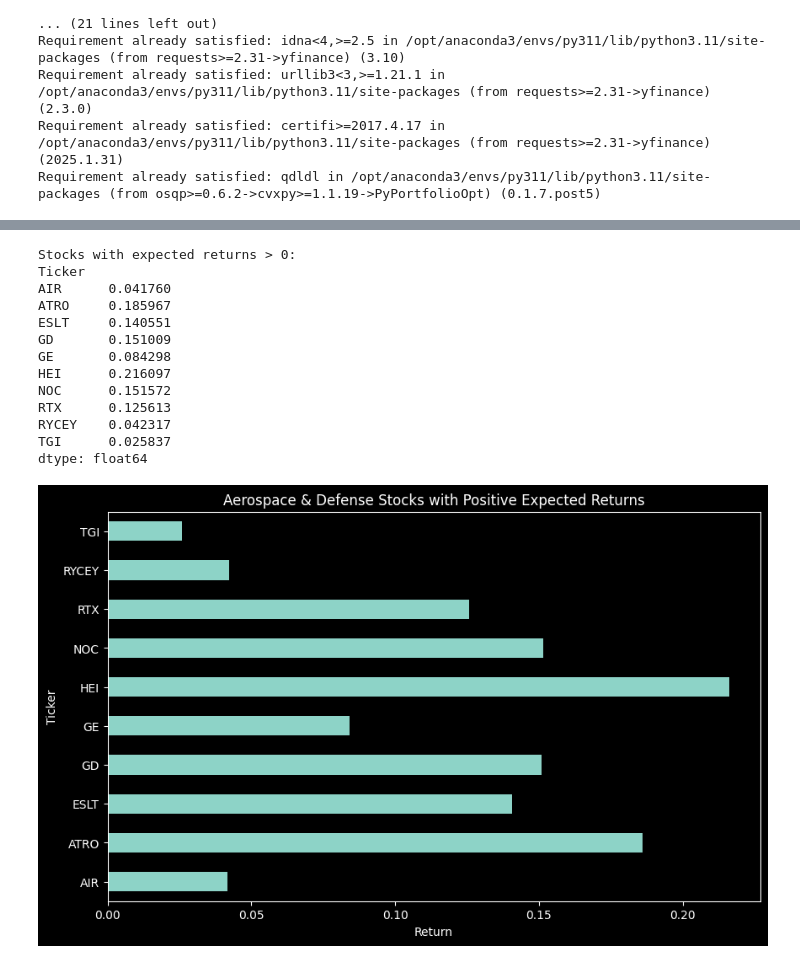
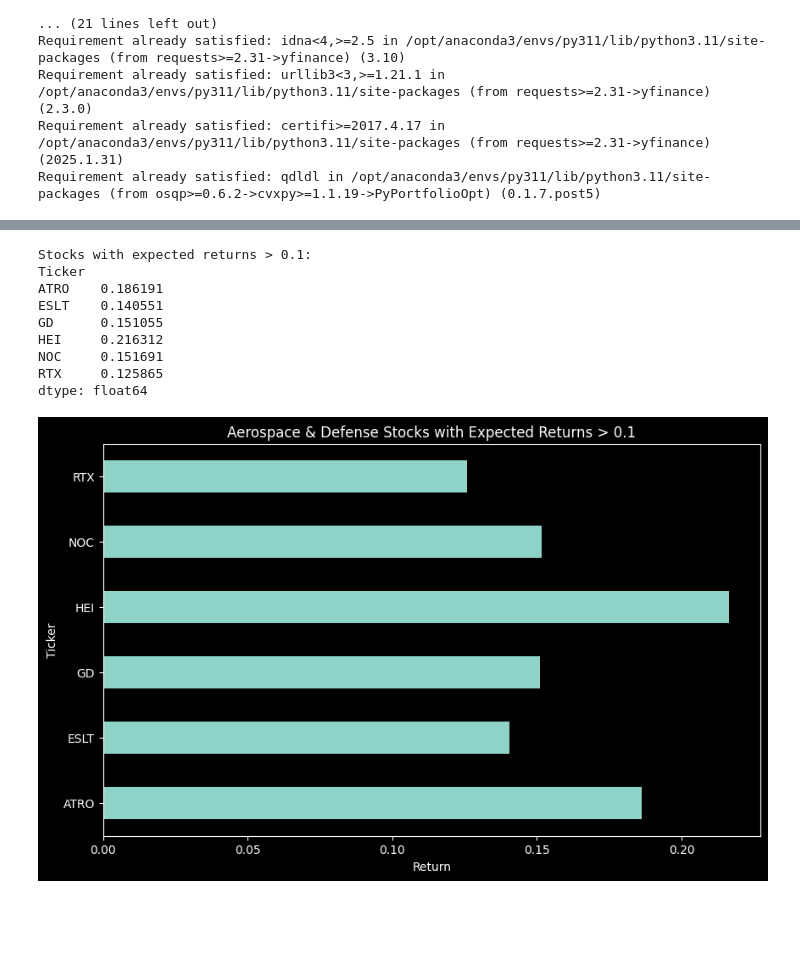
Before and after one commit to blkpvnthr/DIAMOND_HANDS, a Jupyter notebook: aerospace.ipynb, the cells around one changed output, grey strips where cells are left out. Drawn from its saved outputs; the diff is of its cells as text; code cells hidden in the pictures; blank space fills up the shorter version.

```diff
--- a/aerospace.ipynb
+++ b/aerospace.ipynb
@@ -46,8 +46,8 @@ Requirement already satisfied: certifi>=2017.4.17 in /opt/anaconda3/envs/py311/l
 Requirement already satisfied: qdldl in /opt/anaconda3/envs/py311/lib/python3.11/site-packages (from osqp>=0.6.2->cvxpy>=1.1.19->PyPortfolioOpt) (0.1.7.post5)
 # %%
 # Define the expected file path
-file_name = "https://drive.google.com/uc?export=download&id=1Kyky0DRWqLz3JCrPip2r9rzwBYMCozrK"
-#file_name = "https://drive.google.com/uc?export=download&id=1AmsQ95PffFlcoCkINd8iCxmLYdT1yIQJ"
+#file_name = "https://drive.google.com/uc?export=download&id=1Kyky0DRWqLz3JCrPip2r9rzwBYMCozrK"
+file_name = "https://drive.google.com/uc?export=download&id=1AmsQ95PffFlcoCkINd8iCxmLYdT1yIQJ"
 # Load stock symbols from Google Sheets
 df = pd.read_csv(file_name)
 
@@ -111,36 +111,41 @@ plt.legend(title="Symbols")
 # %%
 from pypfopt import expected_returns
+
+# Drop tickers with too many NaNs (adjust threshold if needed)
+prices_cleaned = prices.dropna(axis=1, thresh=int(0.8 * len(prices)))
+
+# Forward-fill missing values (for small gaps)
+prices_cleaned = prices_cleaned.ffill().bfill()
+
+# Re-run expected returns calculation
+mu = expected_returns.capm_return(prices_cleaned)
 
 # Calculate expected returns (mean historical, but CAPM works similarly)
 mu_mean = expected_returns.mean_historical_return(prices_cleaned)
 
-# Filter stocks with expected return > 0
-positive_returns = mu_mean[mu_mean > 0]
+# Filter stocks with expected return > 0.1
+positive_returns = mu_mean[mu_mean > 0.1]
 
 # Display filtered tickers
-print("Stocks with expected returns > 0:")
+print("Stocks with expected returns > 0.1:")
 print(positive_returns)
 
 # Optional: Plot them
 import matplotlib.pyplot as plt
 
 positive_returns.plot.barh(figsize=(10, 6))
-plt.title("Aerospace & Defense Stocks with Positive Expected Returns")
+plt.title("Aerospace & Defense Stocks with Expected Returns > 0.1")
 plt.xlabel("Return")
 plt.ylabel("Ticker")
 plt.show()
 # %% [output]
-Stocks with expected returns > 0:
+Stocks with expected returns > 0.1:
 Ticker
-AIR      0.041760
-ATRO     0.185967
-ESLT     0.140551
-GD       0.151009
-GE       0.084298
-HEI      0.216097
-NOC      0.151572
-RTX      0.125613
-RYCEY    0.042317
-TGI      0.025837
+ATRO    0.186191
+ESLT    0.140551
+GD      0.151055
+HEI     0.216312
+NOC     0.151691
+RTX     0.125865
 dtype: float64
-[figure, old version]
+[figure, new version]
```
Also changed, not shown: parts of 7 cells of this notebook.
